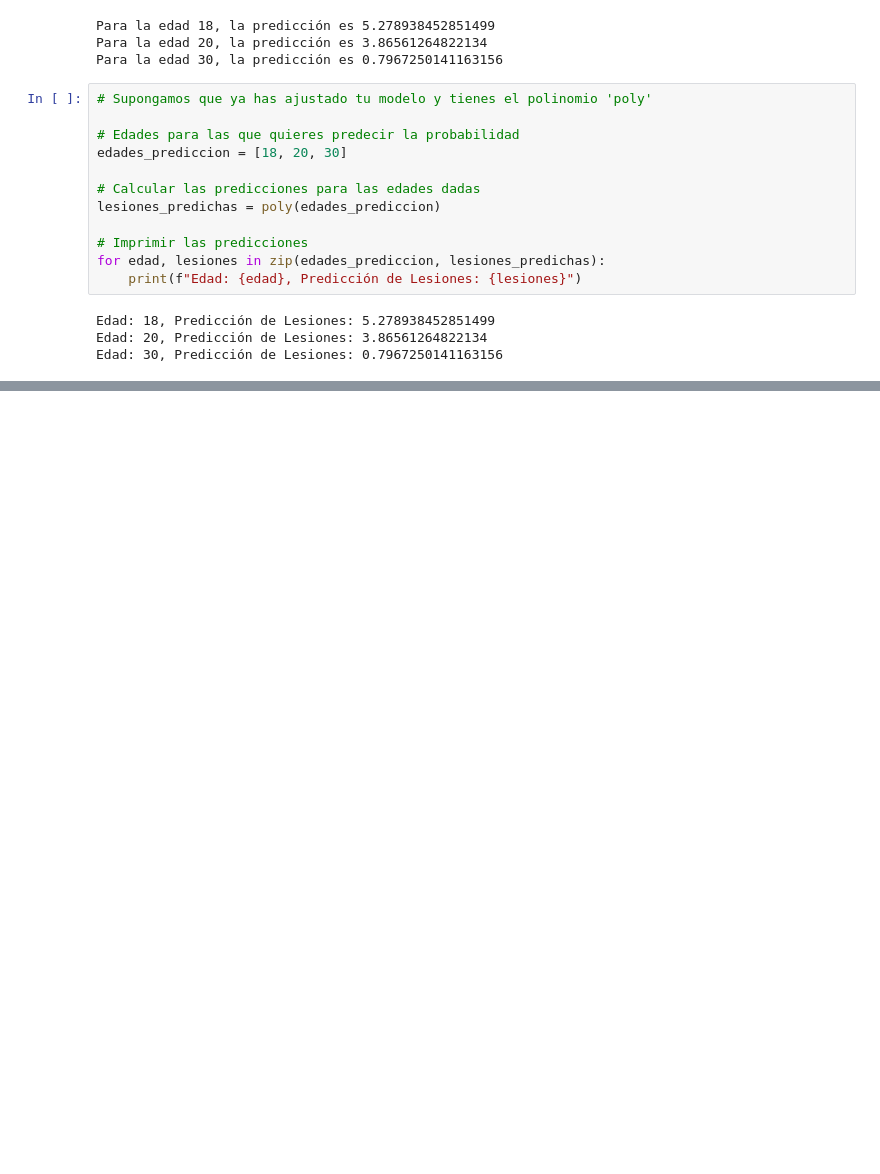
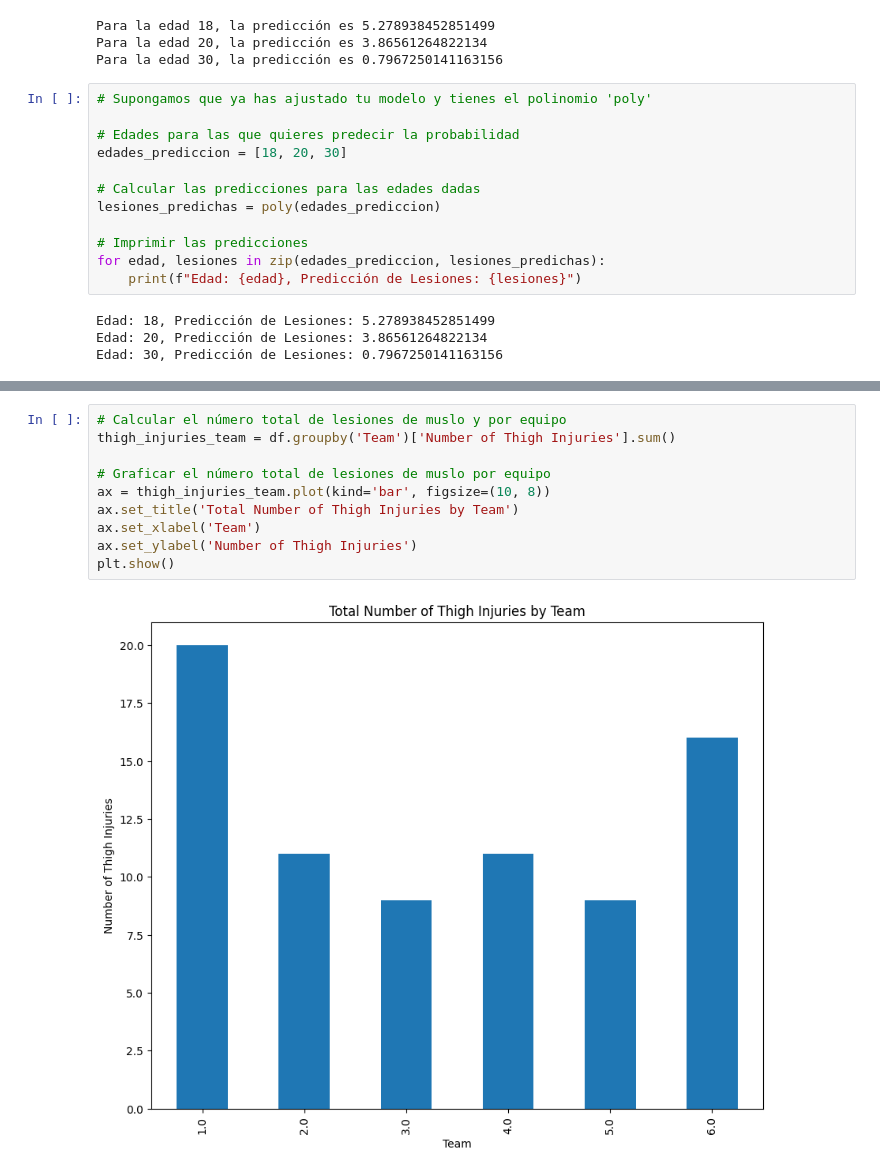
Before and after one commit to Luisbp27/unibo, a Jupyter notebook: Stattistica/stattistica.ipynb, the cells around one changed output, grey strips where cells are left out. Saved outputs shown, nothing was run; the diff lists cells and outputs as text; blank space fills up the shorter version.

```diff
--- a/Stattistica/stattistica.ipynb
+++ b/Stattistica/stattistica.ipynb
@@ -274,0 +328,12 @@ Edad: 30, Predicción de Lesiones: 0.7967250141163156
+# %%
+# Calcular el número total de lesiones de muslo y por equipo
+thigh_injuries_team = df.groupby('Team')['Number of Thigh Injuries'].sum()
+
+# Graficar el número total de lesiones de muslo por equipo
+ax = thigh_injuries_team.plot(kind='bar', figsize=(10, 8))
+ax.set_title('Total Number of Thigh Injuries by Team')
+ax.set_xlabel('Team')
+ax.set_ylabel('Number of Thigh Injuries')
+plt.show()
+# %% [output]
+[figure, added]
```
Also changed, not shown: parts of 12 cells of this notebook.
